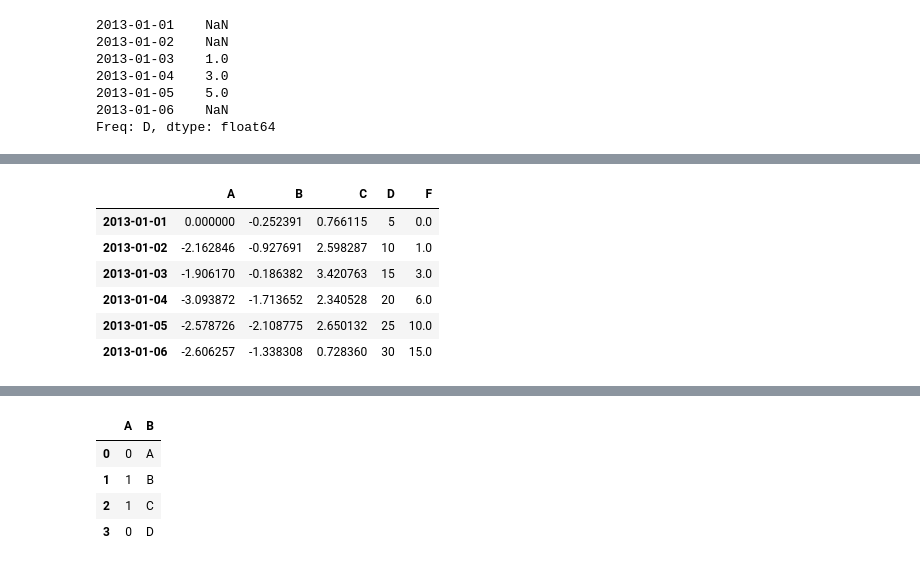
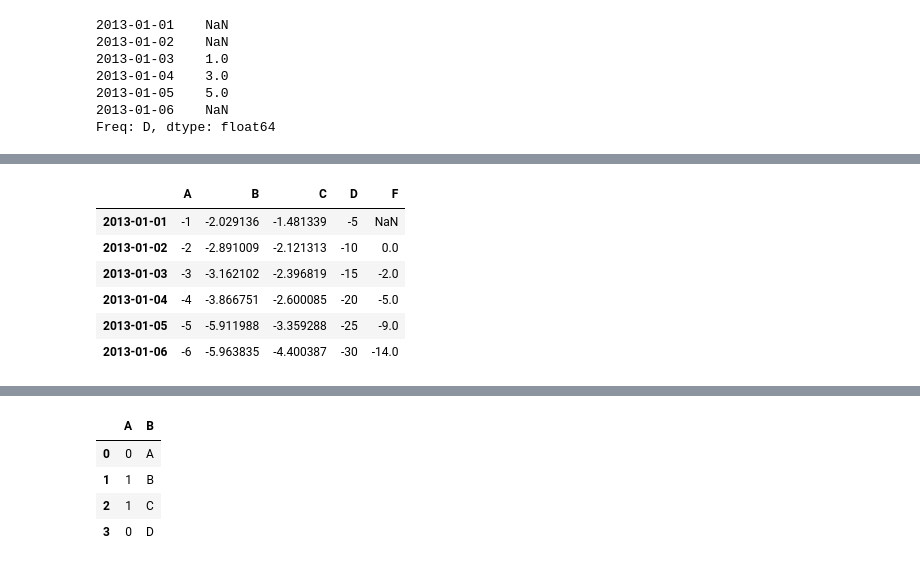
Before and after one commit to hichana/data-science-quiver, a Jupyter notebook: tutorial_pandas-10-minutes-to-pandas.ipynb, the cells around one changed output, grey strips where cells are left out. Drawn from its saved outputs; the diff is of its cells as text; code cells hidden in the pictures.

Commit message:
main updates to 10 minutes to pandas

```diff
--- a/pandas-10-minutes-to-pandas.ipynb
+++ b/tutorial_pandas-10-minutes-to-pandas.ipynb
@@ -478,7 +450,6 @@ df
 # %%
 # make a new Series that I can add to the dataframe
-# !!! REMEMBER, a dataframe can be thought of as a dict of Series
-# where the Series labels form a union if redundant
-s1 = pd.Series([1,2,3,4,5,6], index=pd.date_range('20130102', periods=6))
-s1
+# first make a date range
+dates = pd.date_range('20130102', periods=6)
+dates
 # %% [output]
@@ -491,0 +459,4 @@ Freq: D, dtype: int64
+# %%
+# throw the date range into a new Pandas Series
+s1 = pd.Series([1,2,3,4,5,6], index=dates)
+s1
@@ -541,0 +525,4 @@ df
+# %%
+# .iloc to set all rows in column D with a value from an ndarray of 5's of length of df dataframe
+df.iloc[:,0] = np.array([1] * len(df))
+df
@@ -700,12 +696,12 @@ df
 # %%
 # .apply applies a function along the input axis ('index' by default)
 # np.cumsum is cumulative sum function from numpy, which adds up as it goes down
-df.apply(np.cumsum)
+df2.apply(np.cumsum)
 # %% [output]
 |  | A | B | C | D | F |
-| 2013-01-01 | 0.000000 | -0.252391 | 0.766115 | 5 | 0.0 |
-| 2013-01-02 | -2.162846 | -0.927691 | 2.598287 | 10 | 1.0 |
-| 2013-01-03 | -1.906170 | -0.186382 | 3.420763 | 15 | 3.0 |
-| 2013-01-04 | -3.093872 | -1.713652 | 2.340528 | 20 | 6.0 |
-| 2013-01-05 | -2.578726 | -2.108775 | 2.650132 | 25 | 10.0 |
-| 2013-01-06 | -2.606257 | -1.338308 | 0.728360 | 30 | 15.0 |
+| 2013-01-01 | -1 | -2.029136 | -1.481339 | -5 | NaN |
+| 2013-01-02 | -2 | -2.891009 | -2.121313 | -10 | 0.0 |
+| 2013-01-03 | -3 | -3.162102 | -2.396819 | -15 | -2.0 |
+| 2013-01-04 | -4 | -3.866751 | -2.600085 | -20 | -5.0 |
+| 2013-01-05 | -5 | -5.911988 | -3.359288 | -25 | -9.0 |
+| 2013-01-06 | -6 | -5.963835 | -4.400387 | -30 | -14.0 |
```
Also changed, not shown: parts of 151 cells of this notebook, 1 other file.
